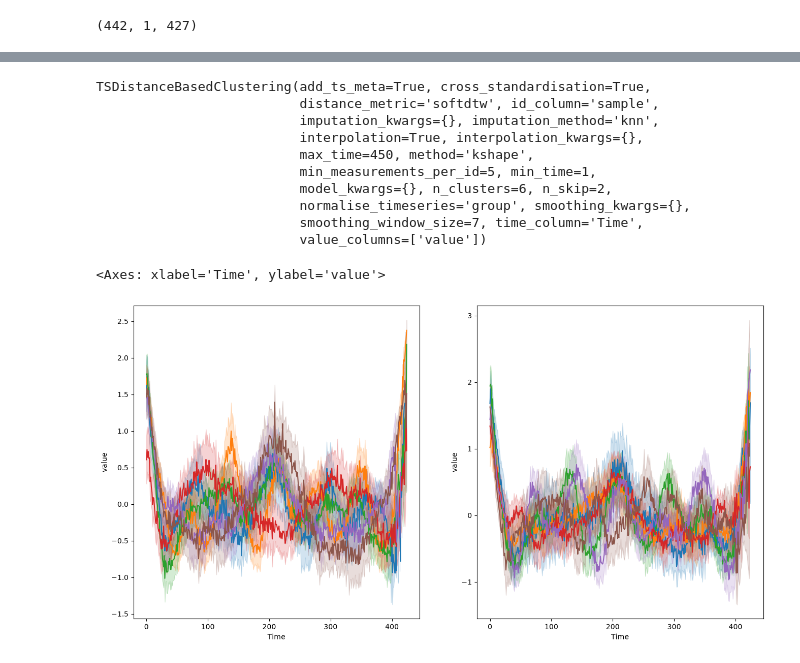
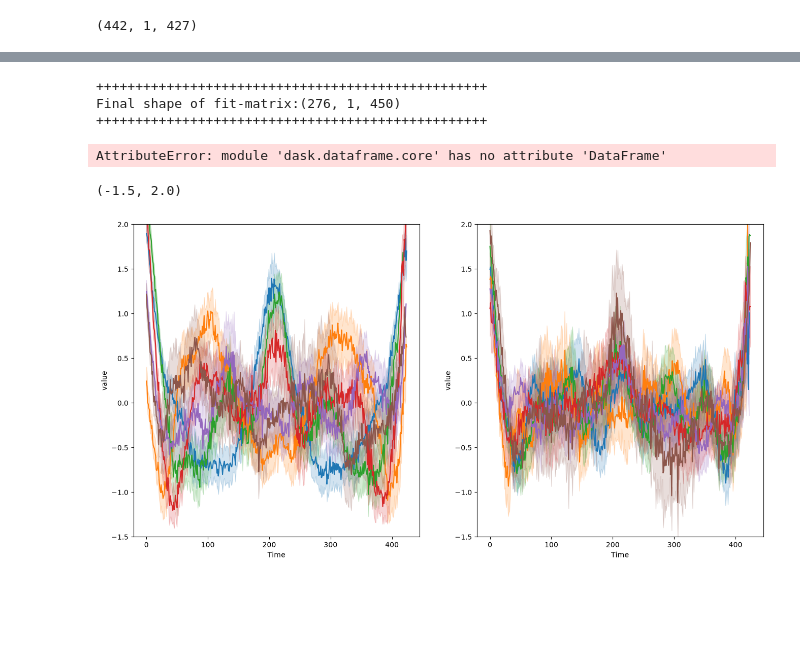
Before and after one commit to bramiozo/TimEx, a Jupyter notebook: sandbox/TSDist_test.ipynb, the cells around one changed output, grey strips where cells are left out. Drawn from its saved outputs; the diff is of its cells as text; code cells hidden in the pictures; blank space fills up the shorter version.

Commit message:
adding sktime

```diff
--- a/sandbox/TSDist_test.ipynb
+++ b/sandbox/TSDist_test.ipynb
@@ -45,7 +45,9 @@ NUM_CLUSTERS = 6
 INTERP_RES = 1
 ANALYSIS_RES = 1
 SMOOTHING_WINDOW = 7
-CLUSTERING_ALGO='kshape'
+METRIC = "dtw"
+CLUSTERING_ALGO='timeserieskmeans'
+BACKEND = 'sktime'
 SMOOTHING_TYPE = 'gaussian_kernel'  # 'gaussian_kernel' or 'rolling_mean', 'gaussian_kernel_simple, 'box_kernel'
 META_KEYS = ['sample', 'Time']
 ID_KEY = 'sample'
@@ -54,7 +58,7 @@ RAW_VAL_COL = 'value'
 # %%
-TSCluster = clustering.TSDistanceBasedClustering(distance_metric = 'softdtw',
+TSCluster = clustering.TSDistanceBasedClustering(distance_metric = METRIC,
                                                  method=CLUSTERING_ALGO,
-                                                 backend='tslearn',
+                                                 backend=BACKEND,
                                                  n_clusters=6,
                                                  interpolation=True,
                                                  interpolation_resolution=INTERP_RES,
@@ -73,7 +77,6 @@ TSCluster = clustering.TSDistanceBasedClustering(distance_metric = 'softdtw',
                                                 cross_standardisation=True,
                                                 normalise_timeseries= "group",
                                                 normalisation_method="standard",
-                                                add_ts_meta=True,
                                                  )
 # %% [markdown]
 # 1D
@@ -132,16 +139,10 @@ nunique_samples = ts_data_unp_heter['sample'].nunique()
 rand_selection = np.random.choice(ts_data_unp_heter['sample'].unique(), size=nunique_samples)
 TSCluster.fit(ts_data_unp_heter.loc[ts_data_unp_heter['sample'].isin(rand_selection)])
 # %% [output]
-TSDistanceBasedClustering(add_ts_meta=True, cross_standardisation=True,
-                          distance_metric='softdtw', id_column='sample',
-                          imputation_kwargs={}, imputation_method='knn',
-                          interpolation=True, interpolation_kwargs={},
-                          max_time=450, method='kshape',
-                          min_measurements_per_id=5, min_time=1,
-                          model_kwargs={}, n_clusters=6, n_skip=2,
-                          normalise_timeseries='group', smoothing_kwargs={},
-                          smoothing_window_size=7, time_column='Time',
-                          value_columns=['value'])
+++++++++++++++++++++++++++++++++++++++++++++++++++
+Final shape of fit-matrix:(276, 1, 450)
+++++++++++++++++++++++++++++++++++++++++++++++++++
+AttributeError: module 'dask.dataframe.core' has no attribute 'DataFrame'
 # %%
 res_cluster = pd.DataFrame(zip(TSCluster.index_, TSCluster.labels_), columns=['ID', 'cluster'])
 res_cluster['cluster'] = res_cluster['cluster'].astype(int)
@@ -150,25 +151,28 @@ res_final = res_final.merge(ts_label_df, how='left', left_on='sample', right_on=
 # %%
 fig, ax = plt.subplots(ncols=2, figsize=(16,8))
 sns.lineplot(data=res_final,
              x='Time',
              y='value',
              hue='cluster',
              err_style='band',
              errorbar='ci',
              palette="tab10",
              ax=ax[0],
              legend=False,)
 sns.lineplot(data=res_final,
              x='Time',
              y='value',
              hue='label',
              err_style='band',
              errorbar='ci',
              palette="tab10",
              ax=ax[1],
              legend=False,)
+
+ax[0].set_ylim(-1.5,2)
+ax[1].set_ylim(-1.5,2)
 # %% [output]
-<Axes: xlabel='Time', ylabel='value'>
+(-1.5, 2.0)
-[figure, old version]
+[figure, new version]
 # %%
 TSCluster.viz();
```
Also changed, not shown: parts of 5 cells of this notebook, 2 other files.
